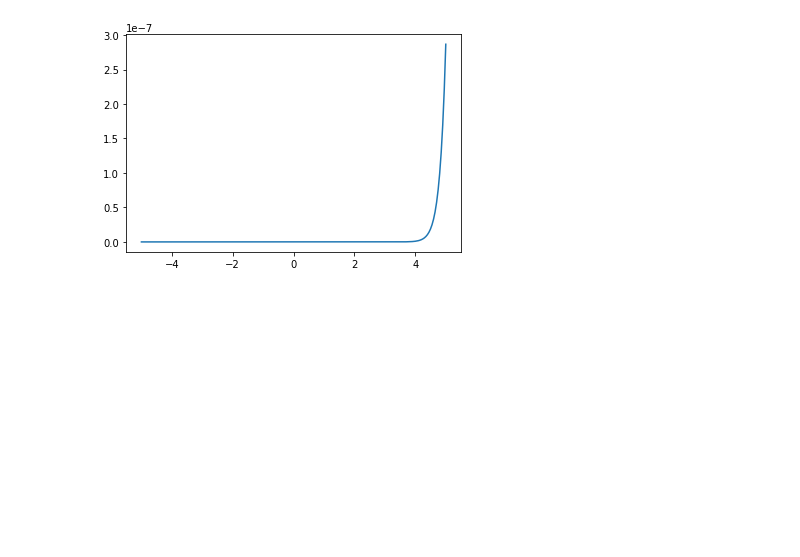
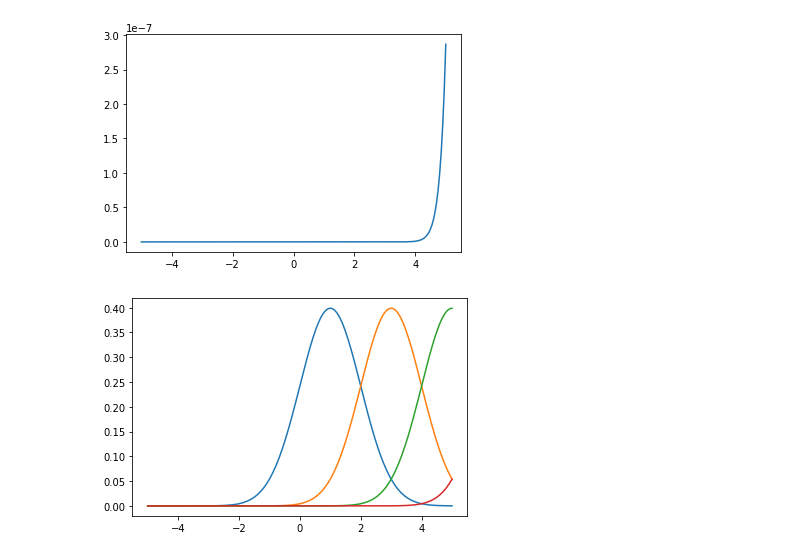
Before and after one commit to Simmonslin/PyStatistics, a Jupyter notebook: class1024.ipynb, the cells around one changed output. Cells and saved outputs as stored; diff of their text form; code cells hidden in the pictures; blank space fills up the shorter version.

```diff
--- a/class1024.ipynb
+++ b/class1024.ipynb
@@ -10,3 +22,19 @@ plt.plot(x,y)
 # %% [output]
 [<matplotlib.lines.Line2D at 0x...>]
 [figure]
+# %%
+import numpy as np
+import matplotlib.pyplot as plt
+
+from scipy.stats import norm
+
+fig,axes=plt.subplots(2,1,igsize=(15,10))
+
+x=np.linspace(-5,5,200)
+loc=np.array([1,3,5,7])
+y=norm.pdf(x.reshape(-1,1),loc)
+
+for i in loc :
+    plt.plot(x,norm.pdf(x.reshape(-1,1),i))
+# %% [output]
+[figure, added]
```
Also changed, not shown: parts of 4 cells of this notebook, 1 other file.
